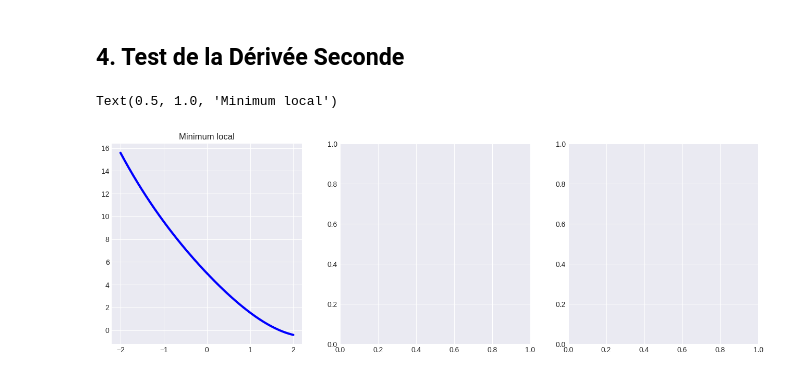
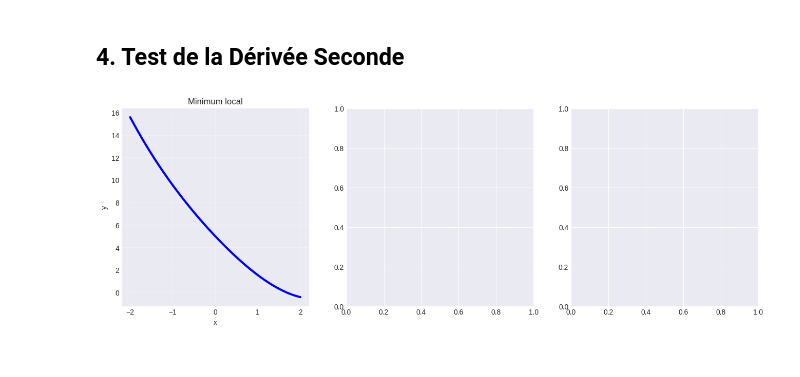
Before and after one commit to PETITLION/FRST_FDS_2025, a Jupyter notebook: Exercice_serie_1/calcul_Mod0_derivees_exo.ipynb, the cells around one changed output. Saved outputs shown, nothing was run; the diff lists cells and outputs as text; code cells hidden in the pictures.

```diff
--- a/Exercice_serie_1/calcul_Mod0_derivees_exo.ipynb
+++ b/Exercice_serie_1/calcul_Mod0_derivees_exo.ipynb
@@ -102,20 +145,24 @@ plt.show()
 # %%
 # Test de la dérivée seconde pour classifier les extre
 max = np.linspace(-2, 4, 400)
 fig, axes = plt.subplots(1, 3, figsize=(16, 5))
 # 1. Minimum (f'' > 0)
 
 # TODO: Définir f1(x) = (x - 2)^2 + cos(x)
 f1 = lambda x: (x - 2)**2 + np.cos(x)
 
 # TODO: Définir
 df1 = lambda x: 2*(x - 2) - np.sin(x)
 # TODO: Définir d2
 df2 = lambda x: 2 - np.cos(x)
 
 # Graphe
 axes[0].plot(x, f1(x), 'b-', linewidth=3)
 axes[0].set_title('Minimum local')
+axes[0].set_xlabel('x')
+axes[0].set_ylabel('y')
+axes[0].grid(True, alpha=0.3)
+
+# 2. Maximum (f'' < 0)
 # %% [output]
-Text(0.5, 1.0, 'Minimum local')
-[figure, old version]
+[figure, new version]
```
Also changed, not shown: parts of 2 cells of this notebook.
